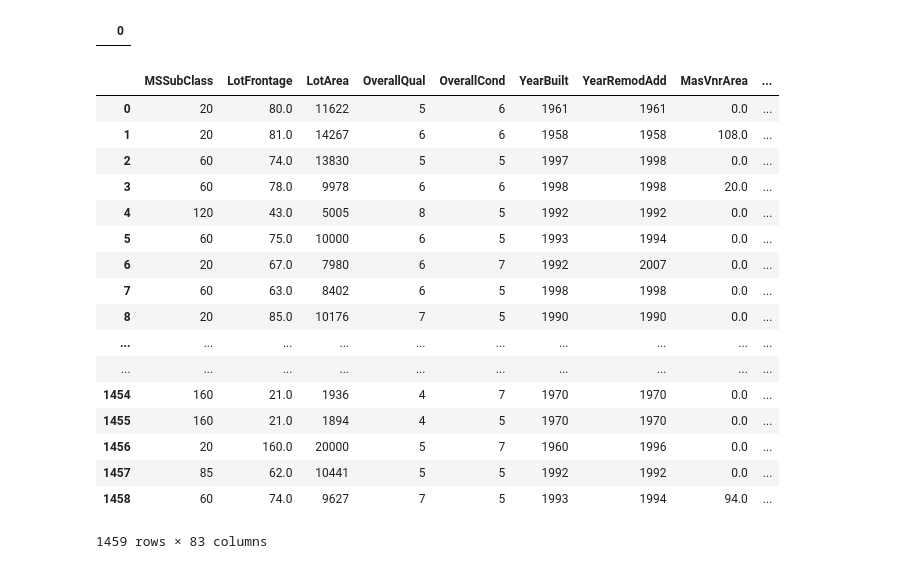
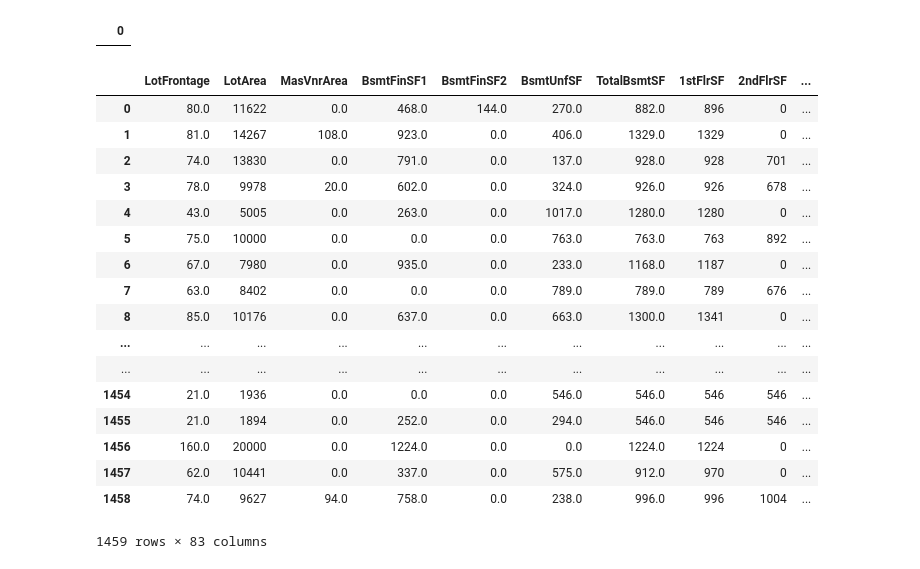
Before and after one commit to GJlonely1/Kaggle-House-Prices-Prediction-Model-, a Jupyter notebook: house-prices-advanced-regression-techniques/House_Price_Prediction_Model.ipynb, the cells around one changed output. Cells and saved outputs as stored; diff of their text form; code cells hidden in the pictures.

```diff
--- a/house-prices-advanced-regression-techniques/House_Price_Prediction_Model.ipynb
+++ b/house-prices-advanced-regression-techniques/House_Price_Prediction_Model.ipynb
@@ -342,9 +368,19 @@ Name: count, dtype: int64
 # %%
 from sklearn.preprocessing import LabelEncoder
 def fill_missing_values(train_df):
-    categorical_features = train_df.select_dtypes(include=['object', 'bool'])
+    categorical_features = train_df[['MSSubClass', 'MSZoning', 'Street', 'Alley', 'LotShape', 'LandContour', 'Utilities', 'LotConfig', 'LandSlope', 'Neighborhood', 'Condition1',
+                                     'Condition2', 'BldgType', 'HouseStyle', 'OverallQual', 'OverallCond', 'YearBuilt', 'YearRemodAdd', 'RoofStyle', 'RoofMatl', 'Exterior1st',
+                                     'Exterior2nd', 'MasVnrType', 'ExterQual', 'ExterCond', 'Foundation', 'BsmtQual', 'BsmtCond', 'BsmtExposure', 'BsmtFinType1', 'BsmtFinType2',
+                                     'Heating', 'HeatingQC', 'CentralAir', 'Electrical', 'KitchenQual', 'Functional', 'FireplaceQu', 'GarageType', 'GarageYrBlt', 'GarageFinish', 'GarageQual',
+                                     'GarageCond', 'PavedDrive', 'PoolQC', 'Fence', 'MiscFeature', 'MoSold', 'YrSold', 'SaleType', 'SaleCondition']]
+    # categorical_features = train_df.select_dtypes(include=['object', 'bool'])
     categorical_feature_columns = categorical_features.astype('str').columns
-    numerical_features = train_df.select_dtypes(include=['int', 'float']).columns
+    numerical_features = train_df.drop(['MSSubClass', 'MSZoning', 'Street', 'Alley', 'LotShape', 'LandContour', 'Utilities', 'LotConfig', 'LandSlope', 'Neighborhood', 'Condition1',
+                                     'Condition2', 'BldgType', 'HouseStyle', 'OverallQual', 'OverallCond', 'YearBuilt', 'YearRemodAdd', 'RoofStyle', 'RoofMatl', 'Exterior1st',
+                                     'Exterior2nd', 'MasVnrType', 'ExterQual', 'ExterCond', 'Foundation', 'BsmtQual', 'BsmtCond', 'BsmtExposure', 'BsmtFinType1', 'BsmtFinType2',
+                                     'Heating', 'HeatingQC', 'CentralAir', 'Electrical', 'KitchenQual', 'Functional', 'FireplaceQu', 'GarageType', 'GarageYrBlt', 'GarageFinish', 'GarageQual',
+                                     'GarageCond', 'PavedDrive', 'PoolQC', 'Fence', 'MiscFeature', 'MoSold', 'YrSold', 'SaleType', 'SaleCondition'], axis=1)
+    # numerical_features = train_df.select_dtypes(include=['int', 'float']).columns
 
 
     # fill missing values with MODE for categorical features
@@ -364,13 +400,23 @@ def fill_missing_values(train_df):
 
 train_df = fill_missing_values(df)
 
+categorical_features = train_df[['MSSubClass', 'MSZoning', 'Street', 'Alley', 'LotShape', 'LandContour', 'Utilities', 'LotConfig', 'LandSlope', 'Neighborhood', 'Condition1',
+                                     'Condition2', 'BldgType', 'HouseStyle', 'OverallQual', 'OverallCond', 'YearBuilt', 'YearRemodAdd', 'RoofStyle', 'RoofMatl', 'Exterior1st',
+                                     'Exterior2nd', 'MasVnrType', 'ExterQual', 'ExterCond', 'Foundation', 'BsmtQual', 'BsmtCond', 'BsmtExposure', 'BsmtFinType1', 'BsmtFinType2',
+                                     'Heating', 'HeatingQC', 'CentralAir', 'Electrical', 'KitchenQual', 'Functional', 'FireplaceQu', 'GarageType', 'GarageYrBlt', 'GarageFinish', 'GarageQual',
+                                     'GarageCond', 'PavedDrive', 'PoolQC', 'Fence', 'MiscFeature', 'MoSold', 'YrSold', 'SaleType', 'SaleCondition']]
+
+numerical_features = train_df.drop(['MSSubClass', 'MSZoning', 'Street', 'Alley', 'LotShape', 'LandContour', 'Utilities', 'LotConfig', 'LandSlope', 'Neighborhood', 'Condition1',
+                                     'Condition2', 'BldgType', 'HouseStyle', 'OverallQual', 'OverallCond', 'YearBuilt', 'YearRemodAdd', 'RoofStyle', 'RoofMatl', 'Exterior1st',
+                                     'Exterior2nd', 'MasVnrType', 'ExterQual', 'ExterCond', 'Foundation', 'BsmtQual', 'BsmtCond', 'BsmtExposure', 'BsmtFinType1', 'BsmtFinType2',
+                                     'Heating', 'HeatingQC', 'CentralAir', 'Electrical', 'KitchenQual', 'Functional', 'FireplaceQu', 'GarageType', 'GarageYrBlt', 'GarageFinish', 'GarageQual',
+                                     'GarageCond', 'PavedDrive', 'PoolQC', 'Fence', 'MiscFeature', 'MoSold', 'YrSold', 'SaleType', 'SaleCondition'], axis=1)
 le = LabelEncoder()
-categorical_data = train_df.select_dtypes(include=['object', 'bool'])
-numerical_data = train_df.select_dtypes(include=['int', 'float'])
+ohe = OneHotEncoder()
 # apply label encoder on Training categorical feature columns
-categorical_data = categorical_data.apply(lambda col: le.fit_transform(col))
+categorical_data = categorical_features.apply(lambda col: le.fit_transform(col))
 
-trained_filled_data = pd.concat([numerical_data, categorical_data], axis=1)
+trained_filled_data = pd.concat([numerical_features, categorical_data], axis=1)
 trained_filled_data
 # %% [output]
 The behavior will change in pandas 3.0. This inplace method will never work because the intermediate object on which we are setting values always behaves as a copy.
@@ -512,0 +563,3 @@ plt.show()
+# %%
+pd.set_option('display.max_columns', None)
+trained_filled_data
@@ -531,10 +603,13 @@ from sklearn.metrics import root_mean_squared_error, root_mean_squared_log_error
 from statsmodels.stats.outliers_influence import variance_inflation_factor
 # %%
 # Create a VIF DataFrame
+pd.set_option('display.max_rows', False)
+pd.set_option('display.max_columns', False)
+
 vif = pd.DataFrame()
 vif['Feature'] = X.columns
 # Calculate VIF Scores for each feature prior to any preprocessing performed
 vif["VIF Factor"] = [variance_inflation_factor(X.values, i) for i in range(X.shape[1])]
-
-print (vif)
+# Pip Install tabulate
+display(vif.to_string())
 # %% [output]
@@ -688,27 +781,29 @@ missing_values[missing_values > 0].to_frame().style.background_gradient(cmap='vi
 # %%
 test_filled_data['Total Bathrooms'] = test_filled_data['FullBath'] + 0.5 * test_filled_data['HalfBath'] + test_filled_data['BsmtFullBath'] + 0.5 * test_filled_data['BsmtHalfBath']
 test_filled_data['Total Square Feet'] = test_filled_data['TotalBsmtSF'] + test_filled_data['GrLivArea'] + test_filled_data['GarageArea'] + test_filled_data['WoodDeckSF'] + test_filled_data['OpenPorchSF'] + test_filled_data['EnclosedPorch'] + test_filled_data['3SsnPorch'] + test_filled_data['ScreenPorch'] + test_filled_data['PoolArea']
 test_filled_data['Overall House Age'] = (test_df['YrSold']) - (test_df['YearBuilt'])
 test_filled_data['Rebirthed House Age'] = (test_df['YrSold']) - (test_df['YearRemodAdd'])
+
+pd.set_option('display.max_columns', None)
 test_filled_data
 # %% [output]
-|  | MSSubClass | LotFrontage | LotArea | OverallQual | OverallCond | YearBuilt | YearRemodAdd | MasVnrArea | ... |
-| 0 | 20 | 80.0 | 11622 | 5 | 6 | 1961 | 1961 | 0.0 | ... |
-| 1 | 20 | 81.0 | 14267 | 6 | 6 | 1958 | 1958 | 108.0 | ... |
-| 2 | 60 | 74.0 | 13830 | 5 | 5 | 1997 | 1998 | 0.0 | ... |
-| 3 | 60 | 78.0 | 9978 | 6 | 6 | 1998 | 1998 | 20.0 | ... |
-| 4 | 120 | 43.0 | 5005 | 8 | 5 | 1992 | 1992 | 0.0 | ... |
-| 5 | 60 | 75.0 | 10000 | 6 | 5 | 1993 | 1994 | 0.0 | ... |
-| 6 | 20 | 67.0 | 7980 | 6 | 7 | 1992 | 2007 | 0.0 | ... |
-| 7 | 60 | 63.0 | 8402 | 6 | 5 | 1998 | 1998 | 0.0 | ... |
-| 8 | 20 | 85.0 | 10176 | 7 | 5 | 1990 | 1990 | 0.0 | ... |
-| ... | ... | ... | ... | ... | ... | ... | ... | ... | ... |
-| ... | ... | ... | ... | ... | ... | ... | ... | ... | ... |
-| 1454 | 160 | 21.0 | 1936 | 4 | 7 | 1970 | 1970 | 0.0 | ... |
-| 1455 | 160 | 21.0 | 1894 | 4 | 5 | 1970 | 1970 | 0.0 | ... |
-| 1456 | 20 | 160.0 | 20000 | 5 | 7 | 1960 | 1996 | 0.0 | ... |
-| 1457 | 85 | 62.0 | 10441 | 5 | 5 | 1992 | 1992 | 0.0 | ... |
-| 1458 | 60 | 74.0 | 9627 | 7 | 5 | 1993 | 1994 | 94.0 | ... |
+|  | LotFrontage | LotArea | MasVnrArea | BsmtFinSF1 | BsmtFinSF2 | BsmtUnfSF | TotalBsmtSF | 1stFlrSF | 2ndFlrSF | ... |
+| 0 | 80.0 | 11622 | 0.0 | 468.0 | 144.0 | 270.0 | 882.0 | 896 | 0 | ... |
+| 1 | 81.0 | 14267 | 108.0 | 923.0 | 0.0 | 406.0 | 1329.0 | 1329 | 0 | ... |
+| 2 | 74.0 | 13830 | 0.0 | 791.0 | 0.0 | 137.0 | 928.0 | 928 | 701 | ... |
+| 3 | 78.0 | 9978 | 20.0 | 602.0 | 0.0 | 324.0 | 926.0 | 926 | 678 | ... |
+| 4 | 43.0 | 5005 | 0.0 | 263.0 | 0.0 | 1017.0 | 1280.0 | 1280 | 0 | ... |
+| 5 | 75.0 | 10000 | 0.0 | 0.0 | 0.0 | 763.0 | 763.0 | 763 | 892 | ... |
+| 6 | 67.0 | 7980 | 0.0 | 935.0 | 0.0 | 233.0 | 1168.0 | 1187 | 0 | ... |
+| 7 | 63.0 | 8402 | 0.0 | 0.0 | 0.0 | 789.0 | 789.0 | 789 | 676 | ... |
+| 8 | 85.0 | 10176 | 0.0 | 637.0 | 0.0 | 663.0 | 1300.0 | 1341 | 0 | ... |
+| ... | ... | ... | ... | ... | ... | ... | ... | ... | ... | ... |
+| ... | ... | ... | ... | ... | ... | ... | ... | ... | ... | ... |
+| 1454 | 21.0 | 1936 | 0.0 | 0.0 | 0.0 | 546.0 | 546.0 | 546 | 546 | ... |
+| 1455 | 21.0 | 1894 | 0.0 | 252.0 | 0.0 | 294.0 | 546.0 | 546 | 546 | ... |
+| 1456 | 160.0 | 20000 | 0.0 | 1224.0 | 0.0 | 0.0 | 1224.0 | 1224 | 0 | ... |
+| 1457 | 62.0 | 10441 | 0.0 | 337.0 | 0.0 | 575.0 | 912.0 | 970 | 0 | ... |
+| 1458 | 74.0 | 9627 | 94.0 | 758.0 | 0.0 | 238.0 | 996.0 | 996 | 1004 | ... |
 1459 rows × 83 columns
 # %%
 # Testing Data Parameters
```
Also changed, not shown: parts of 21 cells of this notebook, 1 other file.
